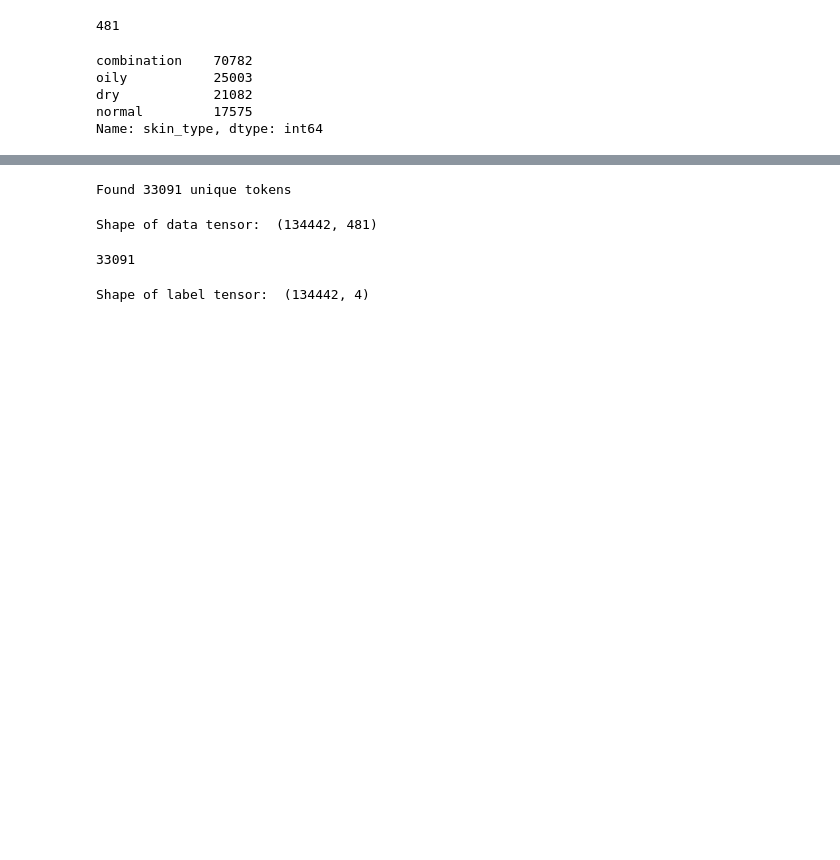
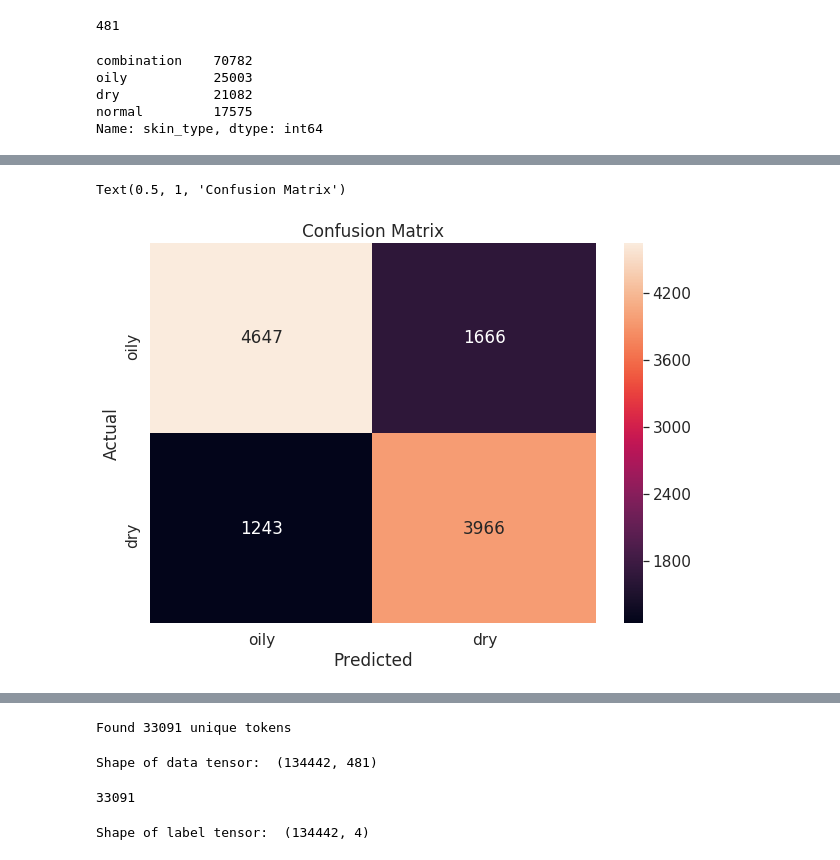
Before and after one commit to nicleong27/Beauty_Reviews, a Jupyter notebook: LSTM_Model.ipynb, the cells around one changed output, grey strips where cells are left out. Drawn from its saved outputs; the diff is of its cells as text; code cells hidden in the pictures; blank space fills up the shorter version.

Commit message:
more models

```diff
--- a/LSTM_Model.ipynb
+++ b/LSTM_Model.ipynb
@@ -95,0 +132,13 @@ Name: skin_type, dtype: int64
+# %%
+# LSTM model
+model = Sequential()
+# embedding layer in which words are encoded as real-valued vectors and where similarity between words is translated to closeness in vector space
+model.add(Embedding(max_nb_words, embedding_dim, input_length=X.shape[1]))
+# whole feature map may be dropped out, prevents co-adaptation of feature & its neighbors
+model.add(SpatialDropout1D(0.2))
+# LSTM layer with 100 memory units
+model.add(LSTM(100, dropout=0.2, recurrent_dropout=0.2))
+# add one more LSTM layer
+model.add(Dense(1, activation='sigmoid'))
+model.compile(loss='binary_crossentropy', optimizer='adam', metrics=['accuracy'])
+print(model.summary())
@@ -95,0 +163,5 @@ Name: skin_type, dtype: int64
+# %%
+# fit model
+# tried epochs: 3
+history = model.fit(X_train, y_train, batch_size=32, epochs=4, verbose=1, validation_split=0.1,
+                   callbacks=[EarlyStopping(monitor='val_loss', patience=3, min_delta=0.0001)])
@@ -95,0 +173,4 @@ Name: skin_type, dtype: int64
+# %%
+y_pred = model.predict(X_test)
+acc = model.evaluate(X_test, y_test)
+print('Accuracy: ', (acc[1] * 100))
@@ -95,0 +180,4 @@ Name: skin_type, dtype: int64
+# %%
+# covert predicted values from probabilities to labels
+y_pred_labels = (y_pred > 0.5).astype(np.int)
+y_pred_labels
@@ -95,0 +192,15 @@ Name: skin_type, dtype: int64
+# %%
+cm = confusion_matrix(y_test, y_pred_labels)
+# flip confusion matrix, so that confusion matrix is properly ordered
+cm_flip = np.flip(cm, 0)
+cm_flip = np.flip(cm_flip, 1)
+df_cm = pd.DataFrame(cm_flip, index=('oily', 'dry'), columns=('oily', 'dry'))
+
+fig, ax = plt.subplots(figsize=(10,7))
+sns.heatmap(df_cm, annot=True, fmt='g')
+ax.set_xlabel('Predicted')
+ax.set_ylabel('Actual')
+ax.set_title('Confusion Matrix')
+# %% [output]
+Text(0.5, 1, 'Confusion Matrix')
+[figure, added]
```
Also changed, not shown: parts of 30 cells of this notebook.
